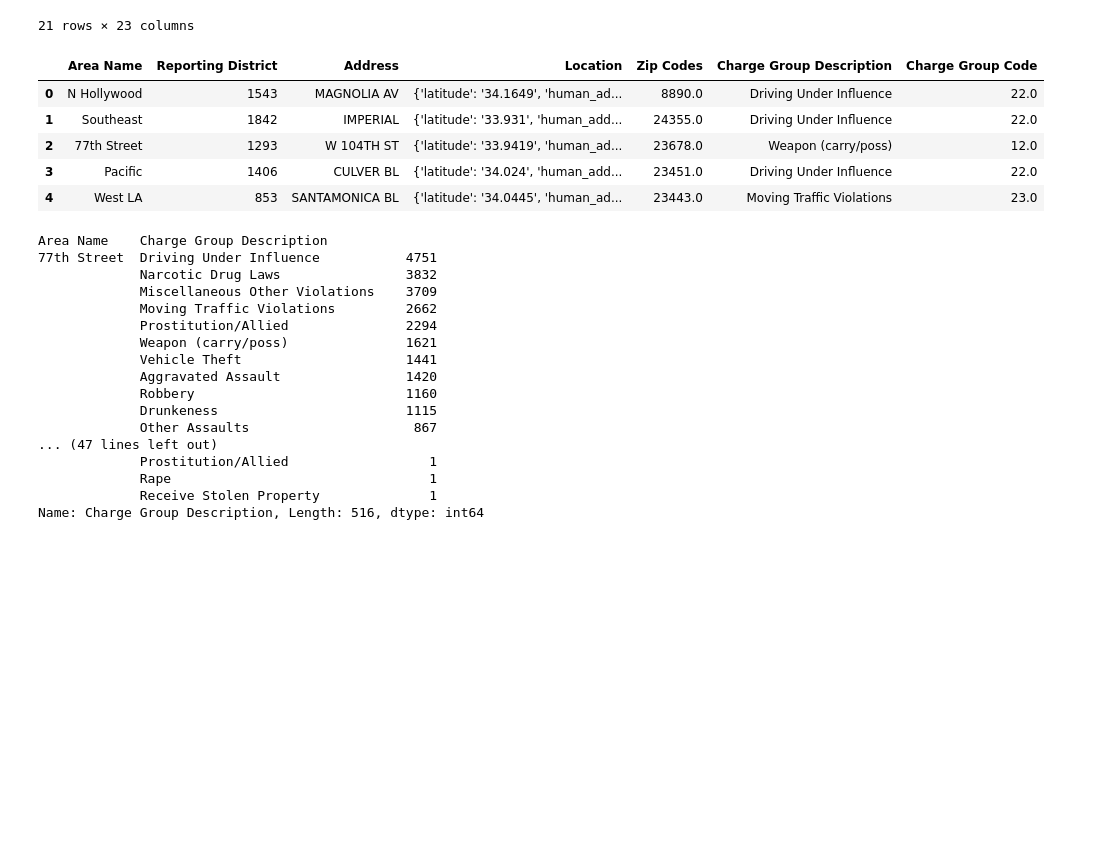
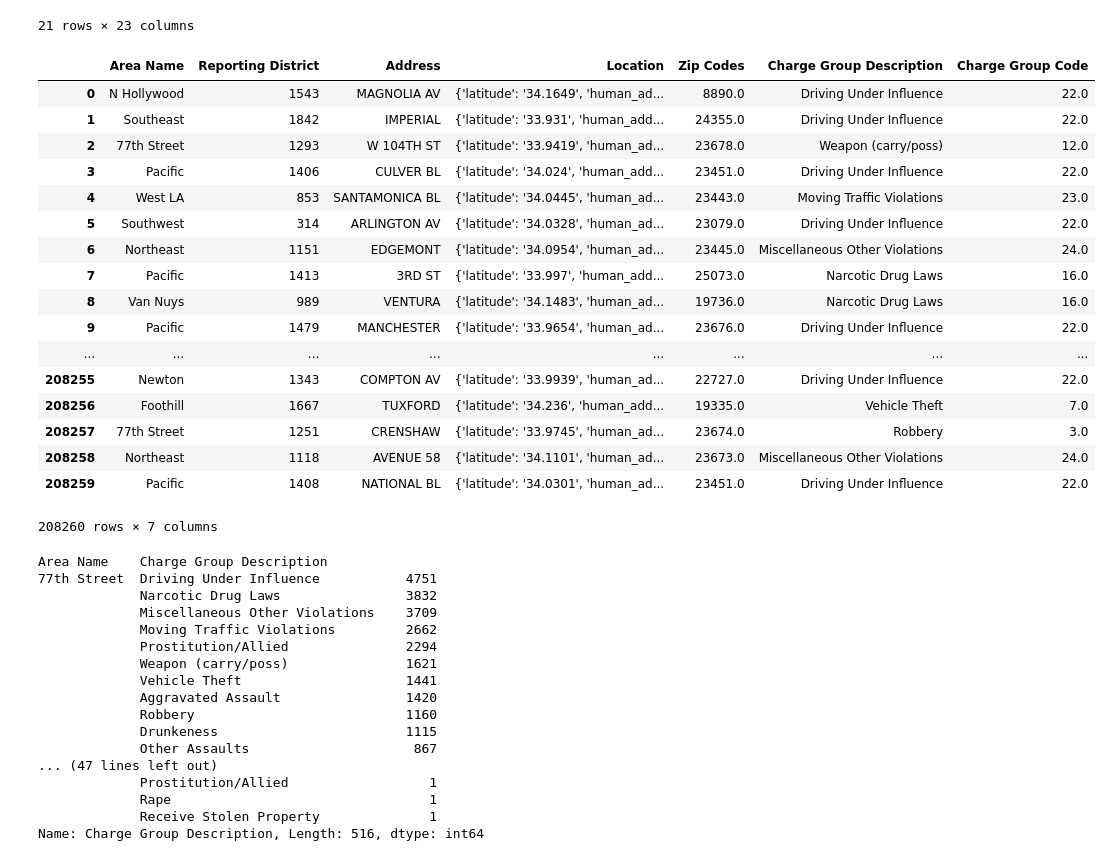
Before and after one commit to dshen90/Pandas_investigations_Inc_2, a Jupyter notebook: Crime_starter.ipynb, the cells around one changed output. Cells and saved outputs as stored; diff of their text form; code cells hidden in the pictures; blank space fills up the shorter version.

```diff
--- a/Crime_starter.ipynb
+++ b/Crime_starter.ipynb
@@ -52,16 +57,28 @@ df.groupby('Area Name').count()
 | Wilshire | 267 | 267 | 267 | 267 | 267 | 267 | 267 | 267 | ... |
 21 rows × 23 columns
 # %%
+#Dataframe for area
 df_area=df[['Area Name','Reporting District','Address','Location','Zip Codes','Charge Group Description','Charge Group Code']]
+df_area
+# %% [output]
+|  | Area Name | Reporting District | Address | Location | Zip Codes | Charge Group Description | Charge Group Code |
+| 0 | N Hollywood | 1543 | MAGNOLIA AV | {'latitude': '34.1649', 'human_ad... | 8890.0 | Driving Under Influence | 22.0 |
+| 1 | Southeast | 1842 | IMPERIAL | {'latitude': '33.931', 'human_add... | 24355.0 | Driving Under Influence | 22.0 |
+| 2 | 77th Street | 1293 | W 104TH ST | {'latitude': '33.9419', 'human_ad... | 23678.0 | Weapon (carry/poss) | 12.0 |
+| 3 | Pacific | 1406 | CULVER BL | {'latitude': '34.024', 'human_add... | 23451.0 | Driving Under Influence | 22.0 |
+| 4 | West LA | 853 | SANTAMONICA BL | {'latitude': '34.0445', 'human_ad... | 23443.0 | Moving Traffic Violations | 23.0 |
+| 5 | Southwest | 314 | ARLINGTON AV | {'latitude': '34.0328', 'human_ad... | 23079.0 | Driving Under Influence | 22.0 |
+| 6 | Northeast | 1151 | EDGEMONT | {'latitude': '34.0954', 'human_ad... | 23445.0 | Miscellaneous Other Violations | 24.0 |
+| 7 | Pacific | 1413 | 3RD ST | {'latitude': '33.997', 'human_add... | 25073.0 | Narcotic Drug Laws | 16.0 |
+| 8 | Van Nuys | 989 | VENTURA | {'latitude': '34.1483', 'human_ad... | 19736.0 | Narcotic Drug Laws | 16.0 |
+| 9 | Pacific | 1479 | MANCHESTER | {'latitude': '33.9654', 'human_ad... | 23676.0 | Driving Under Influence | 22.0 |
+| ... | ... | ... | ... | ... | ... | ... | ... |
+| 208255 | Newton | 1343 | COMPTON AV | {'latitude': '33.9939', 'human_ad... | 22727.0 | Driving Under Influence | 22.0 |
+| 208256 | Foothill | 1667 | TUXFORD | {'latitude': '34.236', 'human_add... | 19335.0 | Vehicle Theft | 7.0 |
+| 208257 | 77th Street | 1251 | CRENSHAW | {'latitude': '33.9745', 'human_ad... | 23674.0 | Robbery | 3.0 |
+| 208258 | Northeast | 1118 | AVENUE 58 | {'latitude': '34.1101', 'human_ad... | 23673.0 | Miscellaneous Other Violations | 24.0 |
+| 208259 | Pacific | 1408 | NATIONAL BL | {'latitude': '34.0301', 'human_ad... | 23451.0 | Driving Under Influence | 22.0 |
+208260 rows × 7 columns
-# %%
-df_area.head()
-# %% [output]
-|  | Area Name | Reporting District | Address | Location | Zip Codes | Charge Group Description | Charge Group Code |
-| 0 | N Hollywood | 1543 | MAGNOLIA AV | {'latitude': '34.1649', 'human_ad... | 8890.0 | Driving Under Influence | 22.0 |
-| 1 | Southeast | 1842 | IMPERIAL | {'latitude': '33.931', 'human_add... | 24355.0 | Driving Under Influence | 22.0 |
-| 2 | 77th Street | 1293 | W 104TH ST | {'latitude': '33.9419', 'human_ad... | 23678.0 | Weapon (carry/poss) | 12.0 |
-| 3 | Pacific | 1406 | CULVER BL | {'latitude': '34.024', 'human_add... | 23451.0 | Driving Under Influence | 22.0 |
-| 4 | West LA | 853 | SANTAMONICA BL | {'latitude': '34.0445', 'human_ad... | 23443.0 | Moving Traffic Violations | 23.0 |
 # %%
 num_crimes_in_district=df_area.groupby(['Area Name'])["Charge Group Description"].value_counts()
 num_crimes_in_district
```
Also changed, not shown: parts of 13 cells of this notebook.
